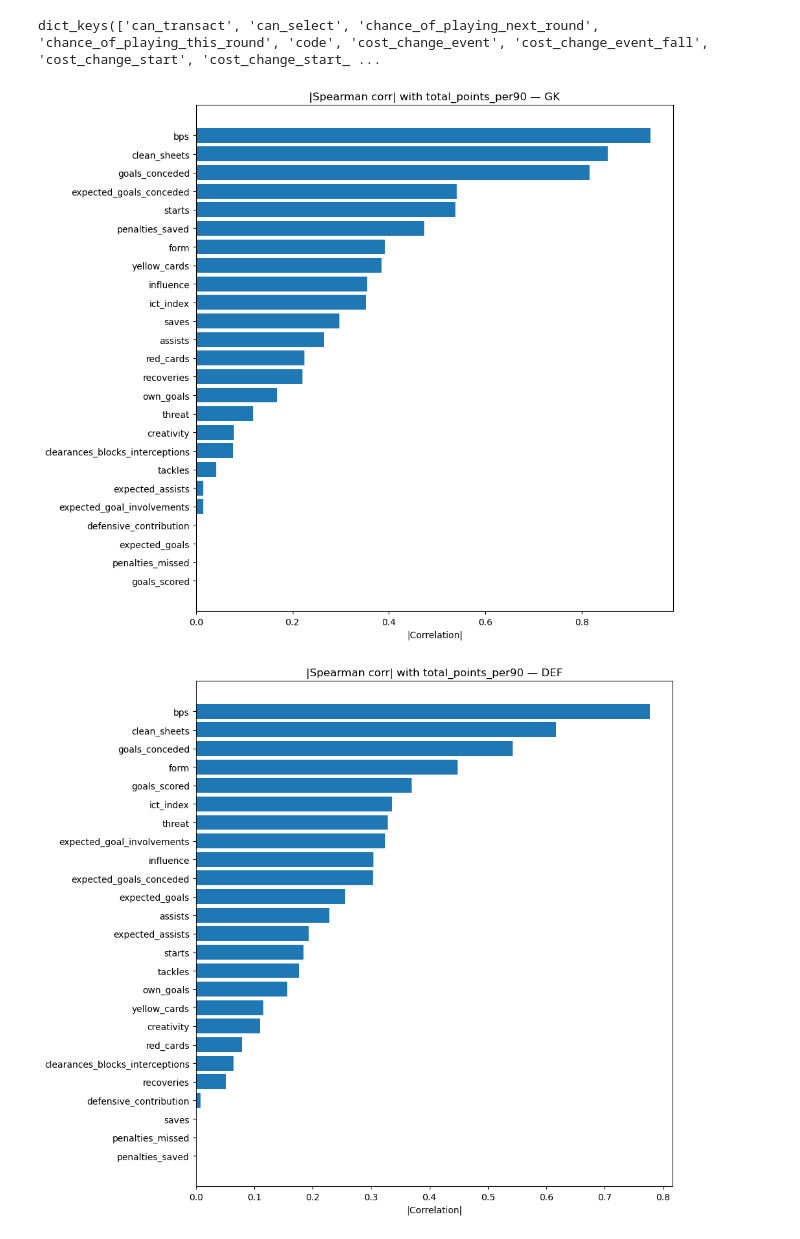
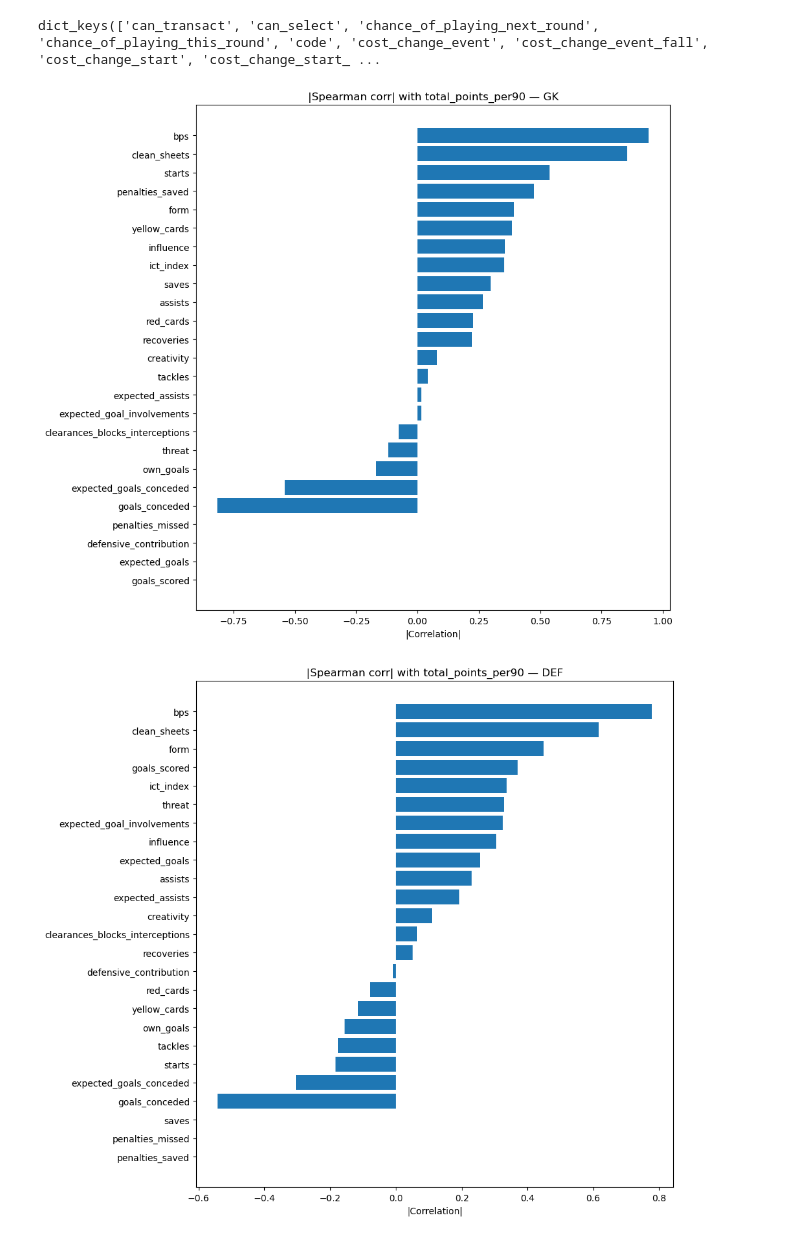
Before and after one commit to Adham-Elzawawi/Fantasy-Premier-League, a Jupyter notebook: FPL.ipynb, the cells around one changed output. Saved outputs shown, nothing was run; the diff lists cells and outputs as text; code cells hidden in the pictures.

```diff
--- a/FPL.ipynb
+++ b/FPL.ipynb
@@ -86,33 +61,34 @@ def corr_plots_by_position_per90_abs(
 
     for pos in positions:
         sub = per90.loc[d[group_col] == pos, [target] + features]
         if len(sub) < 2:
             continue
 
-        s = sub.corr(method=method)[target].reindex(features).abs()
+        s = sub.corr(method=method)[target].reindex(features)
+
         s_sorted = s.reindex(s.fillna(-1).sort_values(ascending=False).index).fillna(0)
 
         plt.figure(figsize=(10, max(4, 0.35 * len(s_sorted))))
         y = np.arange(len(s_sorted))
         plt.barh(y, s_sorted.values)
         plt.yticks(y, s_sorted.index)
         plt.gca().invert_yaxis()
         plt.title(f"|{method.title()} corr| with {target}_per90 — {pos.upper()}")
         plt.xlabel("|Correlation|")
         plt.tight_layout()
         plt.show()
 
         corr_df.loc[pos] = s
 
     return corr_df
 
 corr_df = corr_plots_by_position_per90_abs(
     players_data_df,
     group_col="element_type",
     target="total_points",
     minutes_col="minutes",
     method="spearman",
 )
 # %% [output]
-[figure, old version]
+[figure, new version]
-[figure, old version]
+[figure, new version]
```
Also changed, not shown: parts of 5 cells of this notebook, 1 other file.
